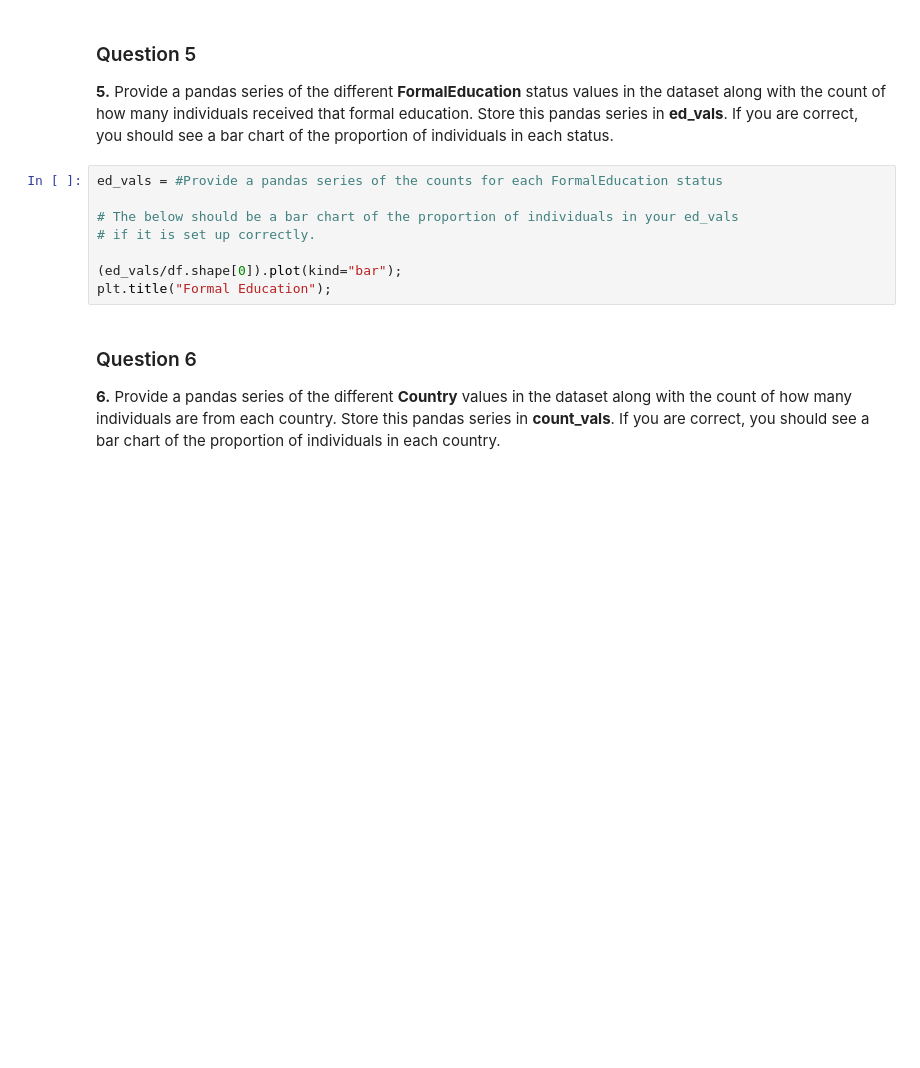
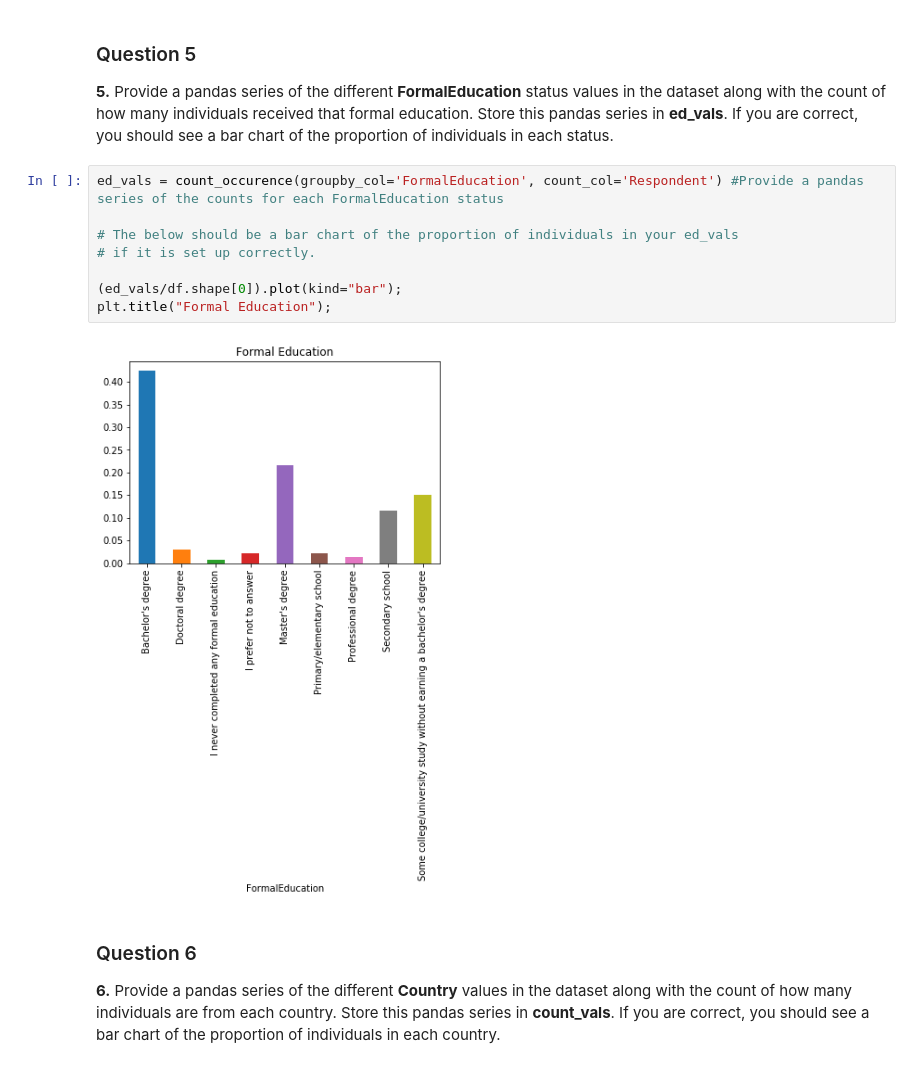
Before and after one commit to dorottyawinter/data_scientist_nanodegree, a Jupyter notebook: A Look at the Data.ipynb, the cells around one changed output. Saved outputs shown, nothing was run; the diff lists cells and outputs as text; blank space fills up the shorter version.

```diff
--- a/A Look at the Data.ipynb
+++ b/A Look at the Data.ipynb
@@ -115,13 +175,15 @@ plt.title("What kind of developer are you?");
 
 **5.** Provide a pandas series of the different **FormalEducation** status values in the dataset along with the count of how many individuals received that formal education.  Store this pandas series in **ed_vals**.  If you are correct, you should see a bar chart of the proportion of individuals in each status.
 # %%
-ed_vals = #Provide a pandas series of the counts for each FormalEducation status
+ed_vals = count_occurence(groupby_col='FormalEducation', count_col='Respondent') #Provide a pandas series of the counts for each FormalEducation status
 
 # The below should be a bar chart of the proportion of individuals in your ed_vals
 # if it is set up correctly.
 
 (ed_vals/df.shape[0]).plot(kind="bar");
 plt.title("Formal Education");
+# %% [output]
+[figure, added]
 # %% [markdown]
 ### Question 6
 
```
Also changed, not shown: parts of 8 cells of this notebook, 2 other files.
